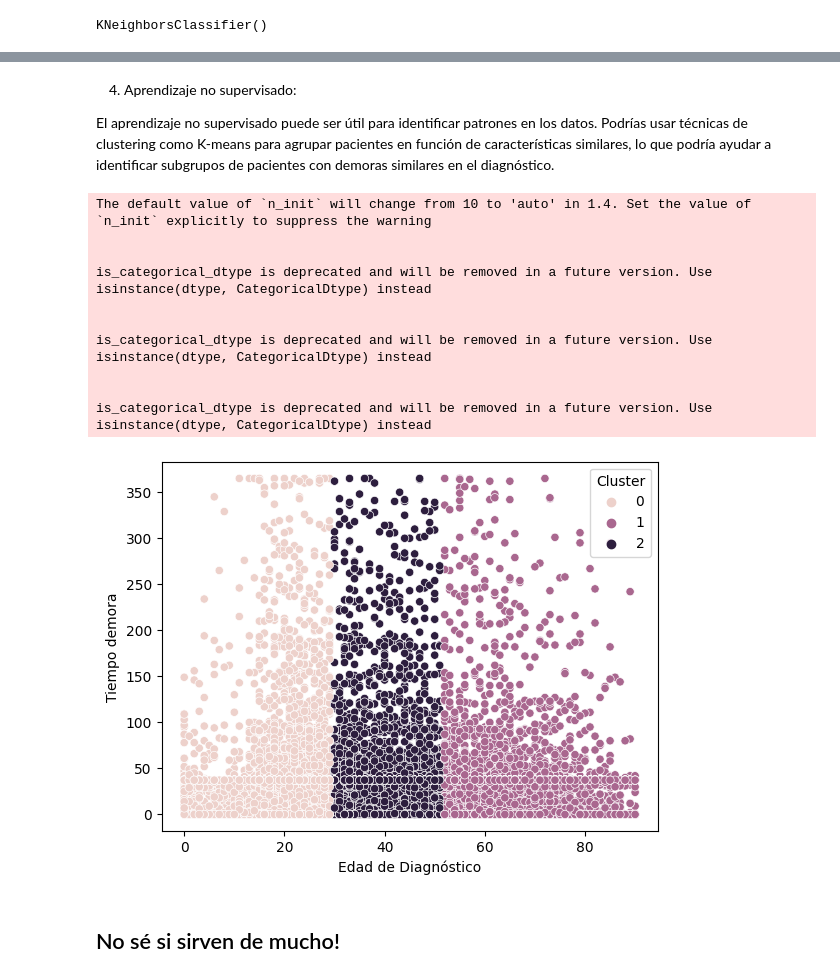
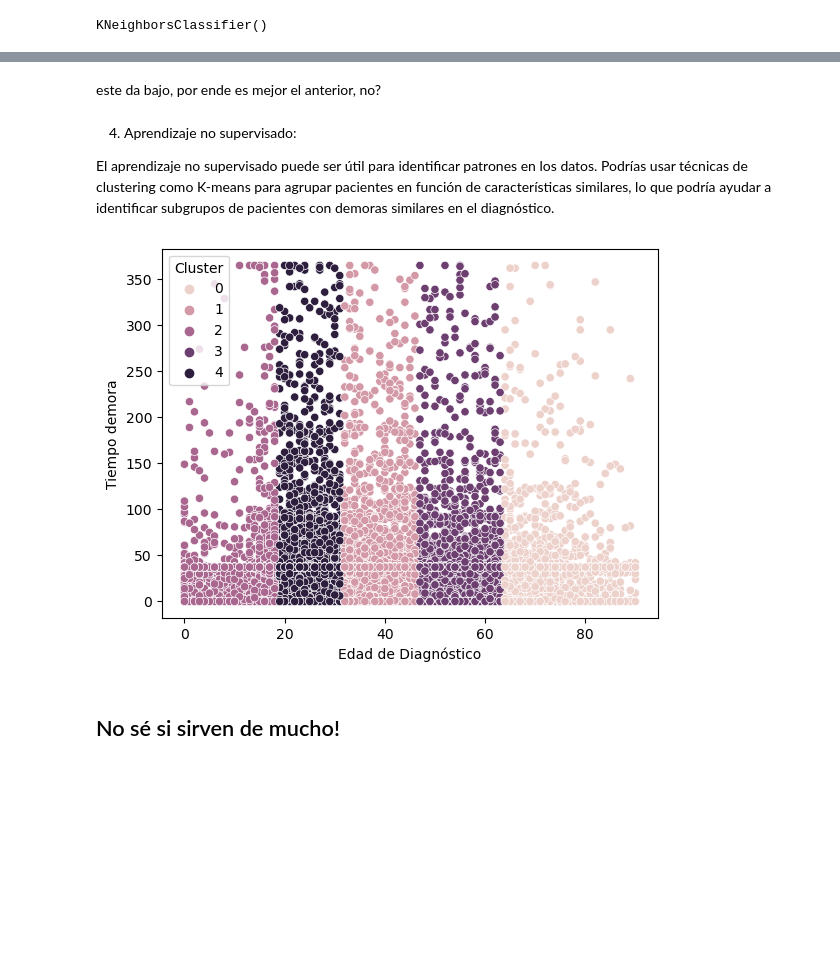
Before and after one commit to rominicky/diplocssoccomp, a Jupyter notebook: trabajo_final_TBC2019al2021.ipynb, the cells around one changed output, grey strips where cells are left out. Cells and saved outputs as stored; diff of their text form; code cells hidden in the pictures; blank space fills up the shorter version.

```diff
--- a/trabajo_final_TBC2019al2021.ipynb
+++ b/trabajo_final_TBC2019al2021.ipynb
@@ -1216,3 +1202,5 @@ R-cuadrado del modelo: 0.0005509894233183266
+# %% [markdown]
+este da bajo, por ende es mejor el anterior, no?
 # %% [markdown]
 
 
@@ -1222,26 +1210,16 @@ R-cuadrado del modelo: 0.0005509894233183266
 El aprendizaje no supervisado puede ser útil para identificar patrones en los datos. Podrías usar técnicas de clustering como K-means para agrupar pacientes en función de características similares, lo que podría ayudar a identificar subgrupos de pacientes con demoras similares en el diagnóstico.
 # %%
 # Supongamos que deseas agrupar en 3 clusters
-kmeans = KMeans(n_clusters=3, random_state=42)
+kmeans = KMeans(n_clusters=5, random_state=42)
 base['Cluster'] = kmeans.fit_predict(X)
 
 # Visualizar los clusters
 sns.scatterplot(data=base, x='EDAD_DIAGNOSTICO', y='TIEMPO_DEMORA', hue='Cluster')
 plt.xlabel('Edad de Diagnóstico')
 plt.ylabel('Tiempo demora')
 plt.show()
 # %% [output]
-The default value of `n_init` will change from 10 to 'auto' in 1.4. Set the value of `n_init` explicitly to suppress the warning
-
-
-is_categorical_dtype is deprecated and will be removed in a future version. Use isinstance(dtype, CategoricalDtype) instead
-
-
-is_categorical_dtype is deprecated and will be removed in a future version. Use isinstance(dtype, CategoricalDtype) instead
-
-
-is_categorical_dtype is deprecated and will be removed in a future version. Use isinstance(dtype, CategoricalDtype) instead
-[figure, old version]
+[figure, new version]
 # %% [markdown]
 ## No sé si sirven de mucho!
 # %%
```
Also changed, not shown: parts of 41 cells of this notebook.
